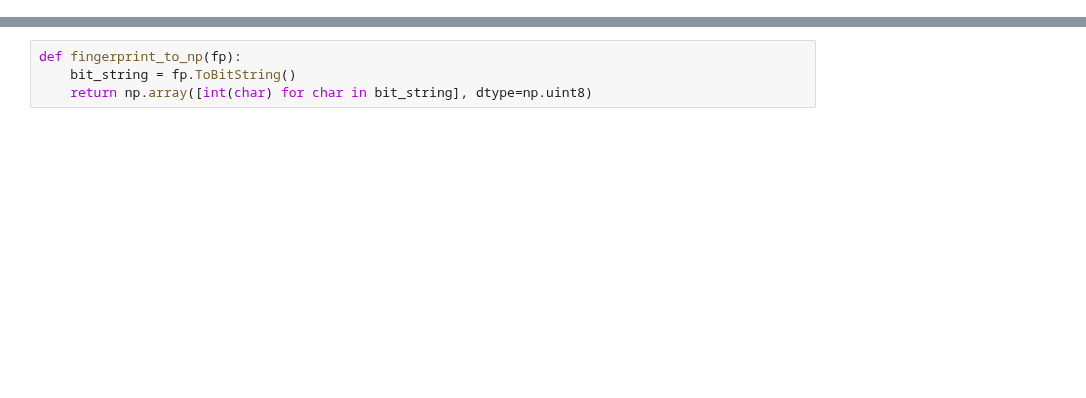
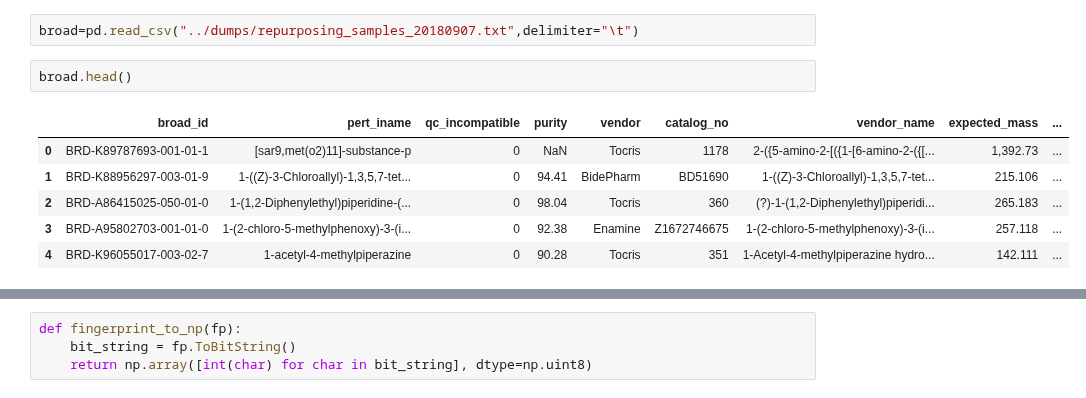
Before and after one commit to srensi/tmprss2, a Jupyter notebook: notebooks/screening_data.ipynb, the cells around one changed output, grey strips where cells are left out. Saved outputs shown, nothing was run; the diff lists cells and outputs as text; blank space fills up the shorter version.

```diff
--- a/notebooks/screening_data.ipynb
+++ b/notebooks/screening_data.ipynb
@@ -4,0 +26,11 @@ reframe=pd.read_csv('../dumps/reframe_candidates.csv', encoding='latin1')
+# %%
+broad=pd.read_csv("../dumps/repurposing_samples_20180907.txt",delimiter="\t")
+# %%
+broad.head()
+# %% [output]
+|  | broad_id | pert_iname | qc_incompatible | purity | vendor | catalog_no | vendor_name | expected_mass | ... |
+| 0 | BRD-K89787693-001-01-1 | [sar9,met(o2)11]-substance-p | 0 | NaN | Tocris | 1178 | 2-({5-amino-2-[({1-[6-amino-2-({[... | 1,392.73 | ... |
+| 1 | BRD-K88956297-003-01-9 | 1-((Z)-3-Chloroallyl)-1,3,5,7-tet... | 0 | 94.41 | BidePharm | BD51690 | 1-((Z)-3-Chloroallyl)-1,3,5,7-tet... | 215.106 | ... |
+| 2 | BRD-A86415025-050-01-0 | 1-(1,2-Diphenylethyl)piperidine-(... | 0 | 98.04 | Tocris | 360 | (?)-1-(1,2-Diphenylethyl)piperidi... | 265.183 | ... |
+| 3 | BRD-A95802703-001-01-0 | 1-(2-chloro-5-methylphenoxy)-3-(i... | 0 | 92.38 | Enamine | Z1672746675 | 1-(2-chloro-5-methylphenoxy)-3-(i... | 257.118 | ... |
+| 4 | BRD-K96055017-003-02-7 | 1-acetyl-4-methylpiperazine | 0 | 90.28 | Tocris | 351 | 1-Acetyl-4-methylpiperazine hydro... | 142.111 | ... |
```
Also changed, not shown: parts of 10 cells of this notebook, 4 other files.
